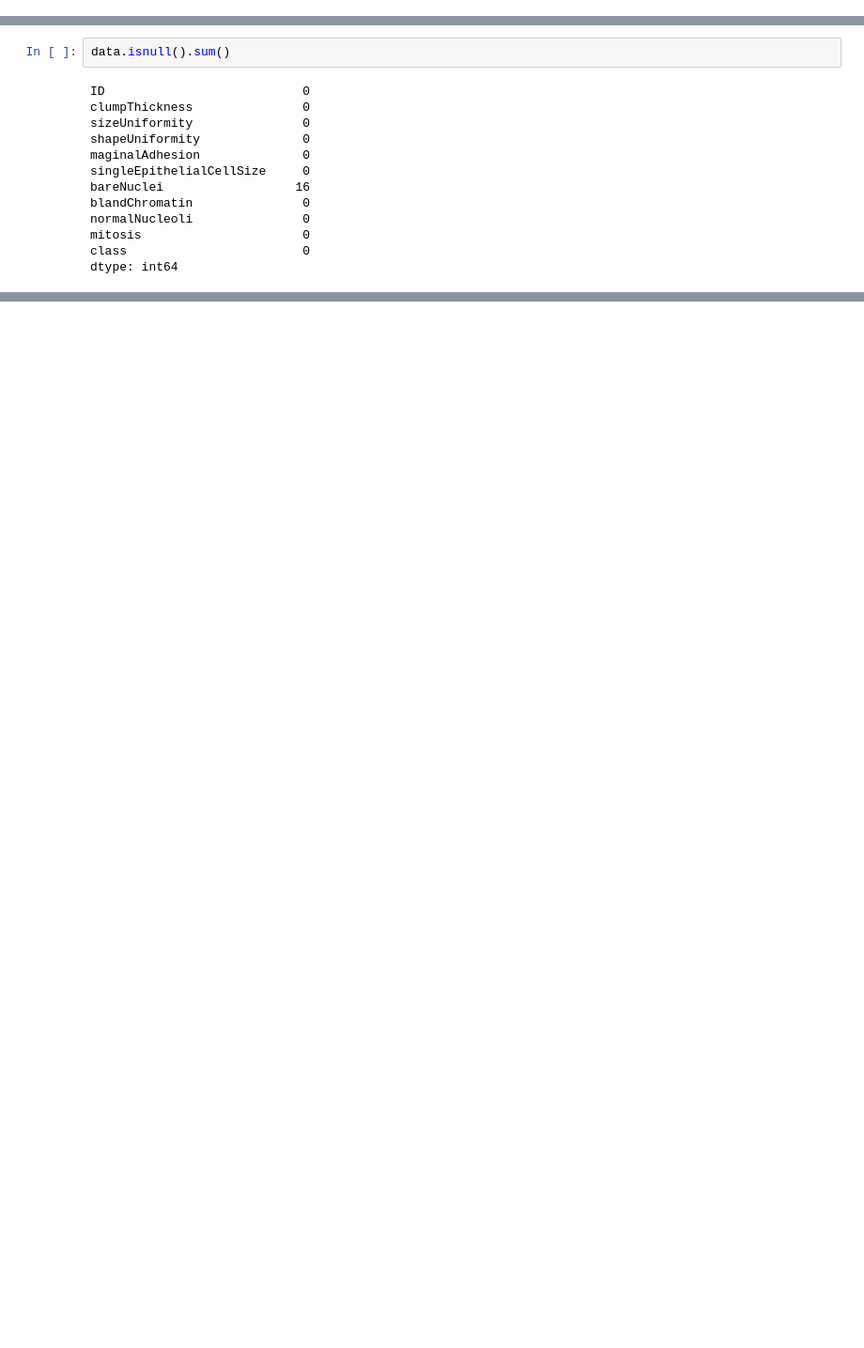
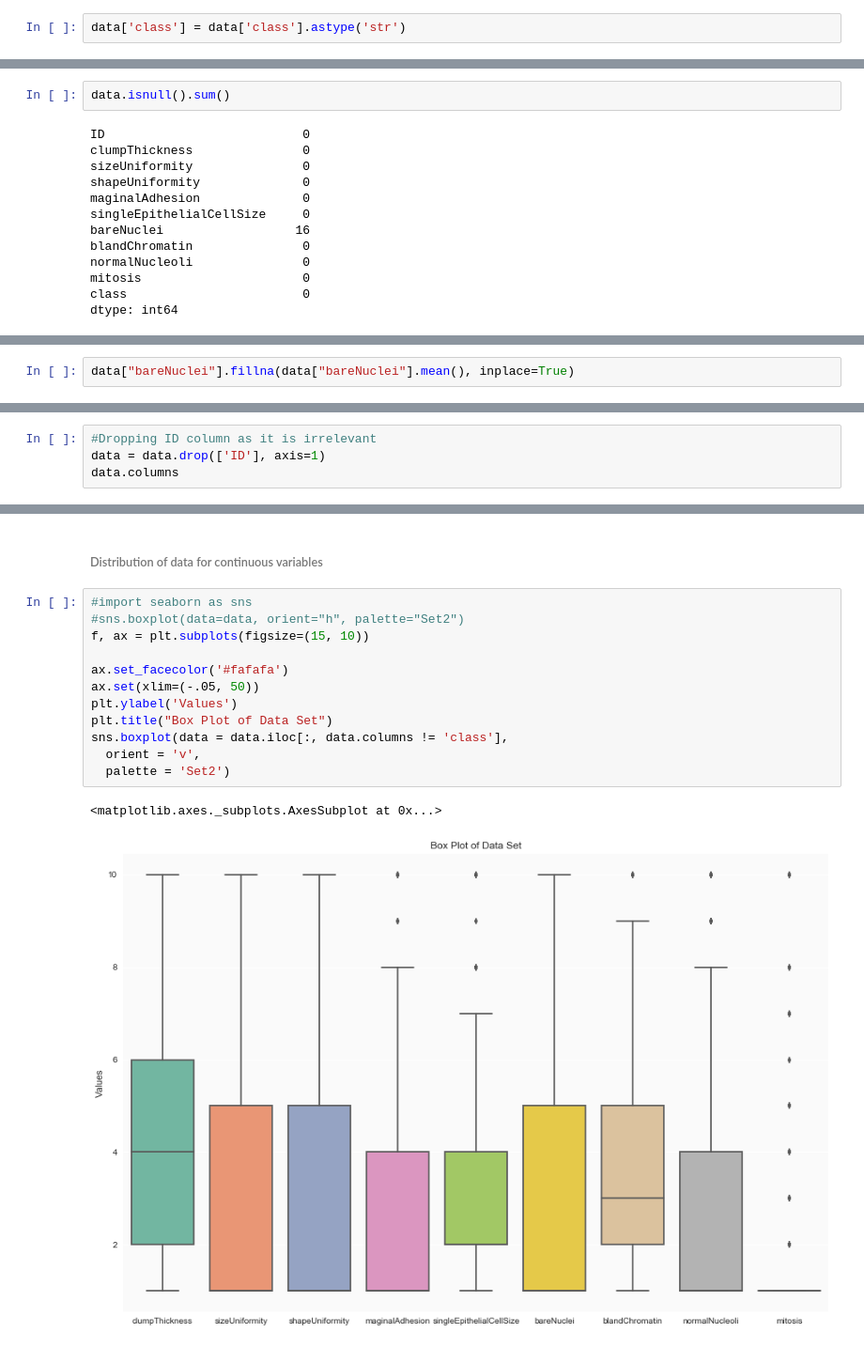
Before and after one commit to SravanthiVillanova/big-data-python-class, a Jupyter notebook: Homeworks/Project/ADUSUMILLI_SRAVANTHI_Final_Project.ipynb, the cells around one changed output, grey strips where cells are left out. Shown at 94% size. Saved outputs shown, nothing was run; the diff lists cells and outputs as text; blank space fills up the shorter version.

```diff
--- a/Homeworks/Project/ADUSUMILLI_SRAVANTHI_Final_Project.ipynb
+++ b/Homeworks/Project/ADUSUMILLI_SRAVANTHI_Final_Project.ipynb
@@ -52,3 +111,5 @@ data['bareNuclei'] = pd.to_numeric(data['bareNuclei'], errors='coerce')
+# %%
+data['class'] = data['class'].astype('str')
 # %%
 data.dtypes
 # %% [output]
@@ -112,0 +167,2 @@ df1
+# %%
+data["bareNuclei"].fillna(data["bareNuclei"].mean(), inplace=True)
@@ -112,0 +185,4 @@ df1
+# %%
+#Dropping ID column as it is irrelevant
+data = data.drop(['ID'], axis=1)
+data.columns
@@ -112,0 +206,17 @@ df1
+# %% [markdown]
+###### Distribution of data for continuous variables
+# %%
+#import seaborn as sns
+#sns.boxplot(data=data, orient="h", palette="Set2")
+f, ax = plt.subplots(figsize=(15, 10))
+
+ax.set_facecolor('#fafafa')
+ax.set(xlim=(-.05, 50))
+plt.ylabel('Values')
+plt.title("Box Plot of Data Set")
+sns.boxplot(data = data.iloc[:, data.columns != 'class'],
+  orient = 'v',
+  palette = 'Set2')
+# %% [output]
+<matplotlib.axes._subplots.AxesSubplot at 0x...>
+[figure, added]
```
Also changed, not shown: parts of 86 cells of this notebook, 2 other files.
